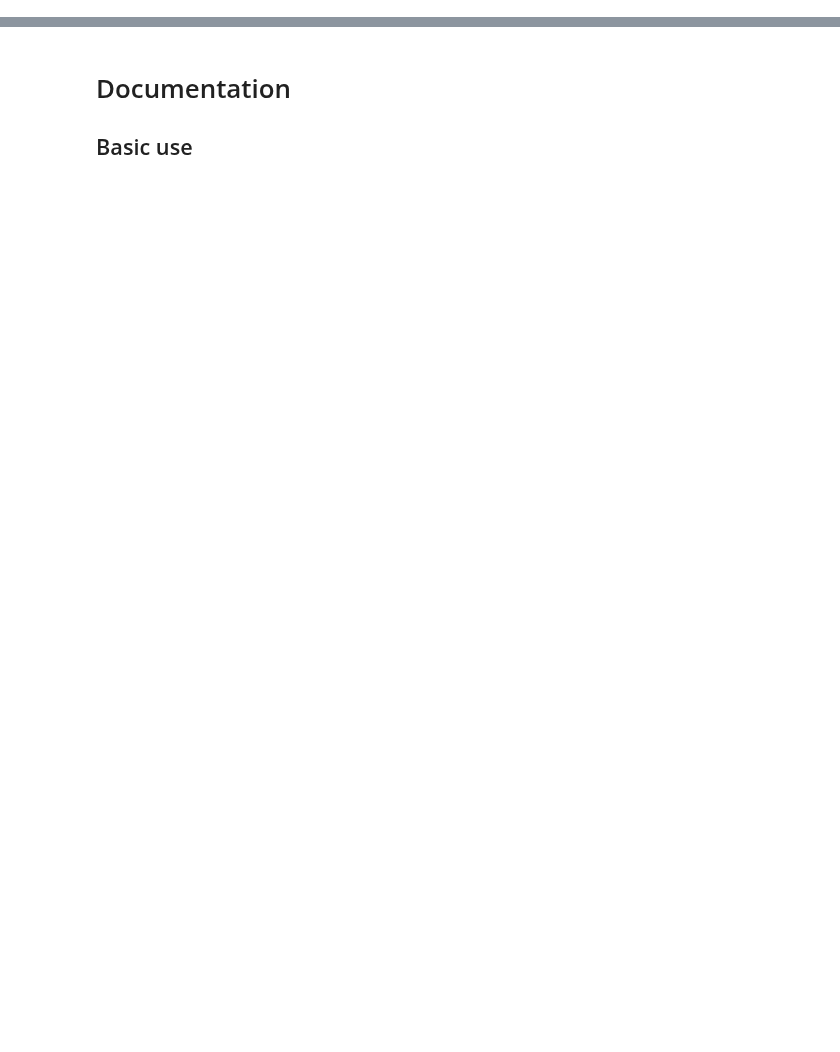
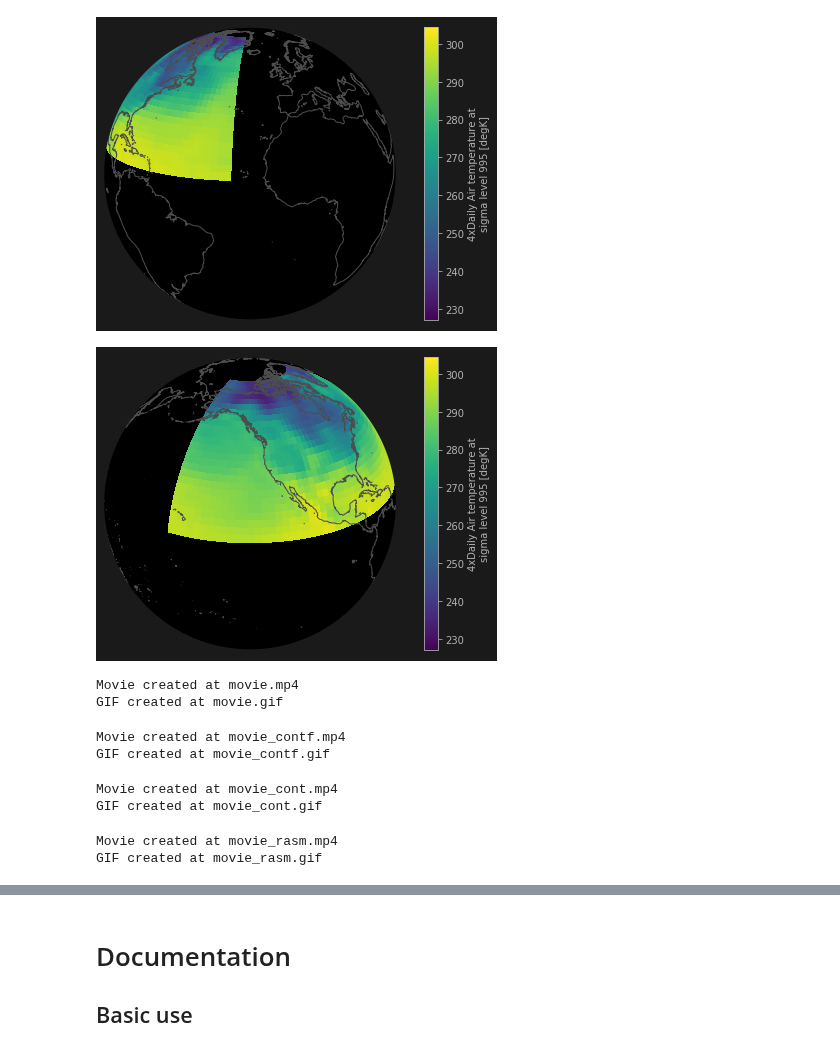
Before and after one commit to jbusecke/xmovie, a Jupyter notebook: ffmpeg_dev.ipynb, the cells around one changed output, grey strips where cells are left out. Saved outputs shown, nothing was run; the diff lists cells and outputs as text; code cells hidden in the pictures; blank space fills up the shorter version.

```diff
--- a/ffmpeg_dev.ipynb
+++ b/ffmpeg_dev.ipynb
@@ -1,3 +1,54 @@
 # %%
 %load_ext autoreload
 %autoreload 2
+# %%
+%matplotlib inline
+import xarray as xr
+from xmovie import Movie
+
+ds = xr.tutorial.open_dataset('air_temperature').isel(time=slice(0,150))
+mov = Movie(ds.air)
+# %%
+# preview 10th frame
+mov.preview(10)
+# preview 100th frame. Note the rotation
+mov.preview(100)
+# %% [output]
+[figure, added]
+[figure, added]
+# %%
+mov.save('movie.gif', remove_movie=False, progress=True)
+# %% [output]
+Movie created at movie.mp4
+GIF created at movie.gif
+# %%
+from xmovie.presets import rotating_globe_dark
+mov = Movie(ds.air, rotating_globe_dark, plotmethod='contourf', coastline=False, land=True)
+mov.save('movie_contf.gif')
+# %% [output]
+Movie created at movie_contf.mp4
+GIF created at movie_contf.gif
+# %%
+mov = Movie(ds.air, rotating_globe_dark, plotmethod='contour', coastline=False, land=True)
+mov.save('movie_cont.gif')
+# %% [output]
+Movie created at movie_cont.mp4
+GIF created at movie_cont.gif
+# %%
+import numpy as np
+ds = xr.tutorial.open_dataset('rasm').Tair
+
+# Interpolate time for smoother animation
+ds['time'].data = np.arange(len(ds['time']))
+ds = ds.interp(time=np.linspace(0,10, 60))
+
+mov = Movie(ds, rotating_globe_dark,
+            cmap='RdYlBu_r',
+            x='xc',
+            y='yc', #accepts keyword arguments from the xarray plotting interface
+            lat_start=45, # Custom keywords from `rotating_globe_dark
+            lon_rotations=0.2)
+mov.save('movie_rasm.gif')
+# %% [output]
+Movie created at movie_rasm.mp4
+GIF created at movie_rasm.gif
```
Also changed, not shown: parts of 17 cells of this notebook, 9 other files.
